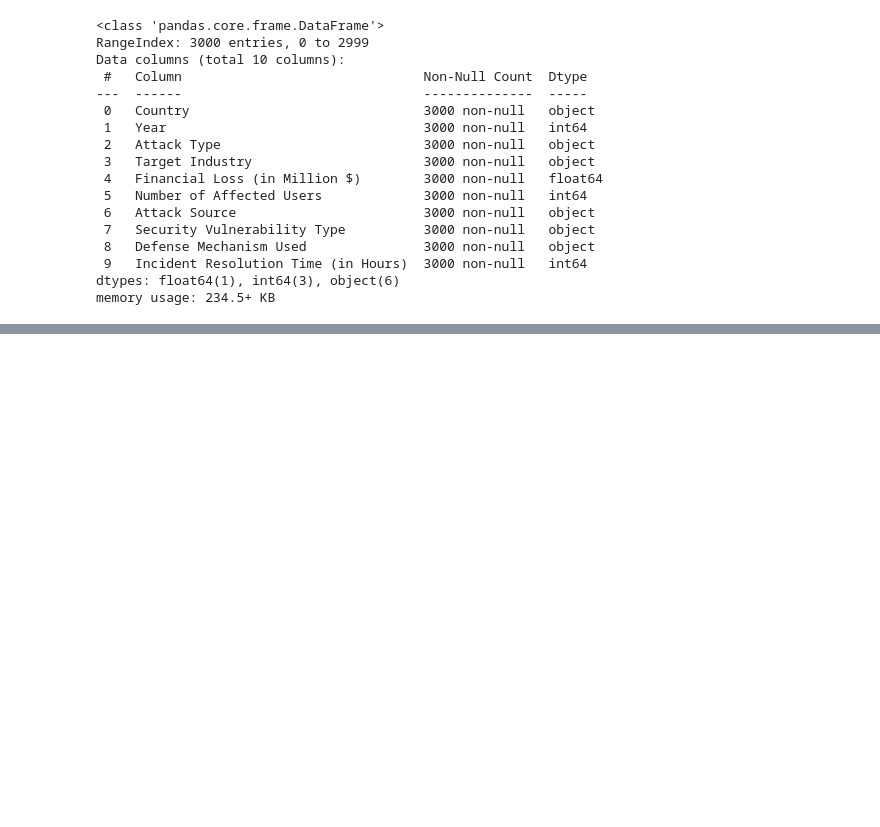
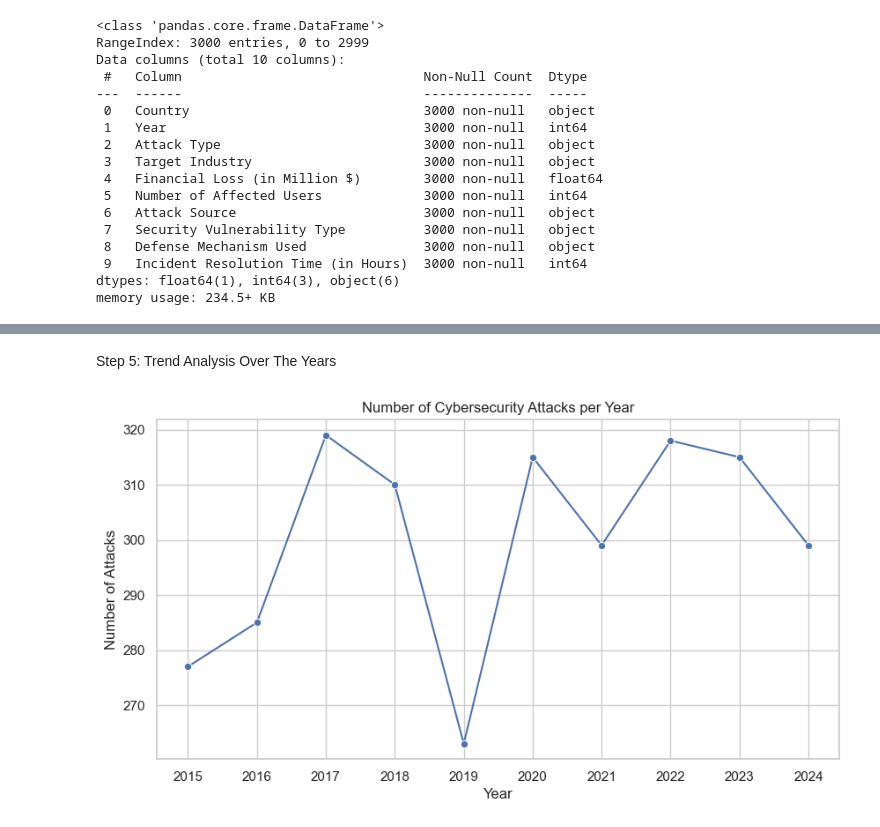
Before and after one commit to paridhijsingh/cybersecurity_project, a Jupyter notebook: notebooks/01_data_cleaning.ipynb, the cells around one changed output, grey strips where cells are left out. Cells and saved outputs as stored; diff of their text form; code cells hidden in the pictures; blank space fills up the shorter version.

```diff
--- a/notebooks/01_data_cleaning.ipynb
+++ b/notebooks/01_data_cleaning.ipynb
@@ -64,0 +109,9 @@ memory usage: 234.5+ KB
+# %%
+# Step 3b: Checking for duplicate rows
+duplicates = df.duplicated().sum()
+print("Number of Duplicate Rows:", duplicates)
+
+# Remove Duplicates
+if duplicates > 0:
+    df = df.drop_duplicates()
+    print("Duplicates Removed. New Shape:", df.shapes)
@@ -64,0 +256,17 @@ memory usage: 234.5+ KB
+# %% [markdown]
+Step 5: Trend Analysis Over The Years
+# %%
+# Step 5a: Number of Attacks per year
+# Count the number of attacks each year
+
+attacks_per_year = df['year'].value_counts().sort_index()
+
+plt.figure(figsize=(10,5))
+sns.lineplot(x=attacks_per_year.index, y=attacks_per_year.values, marker='o')
+plt.title("Number of Cybersecurity Attacks per Year")
+plt.xlabel("Year")
+plt.ylabel("Number of Attacks")
+plt.xticks(attacks_per_year.index)
+plt.show()
+# %% [output]
+[figure, added]
```
Also changed, not shown: parts of 25 cells of this notebook, 1 other file.
